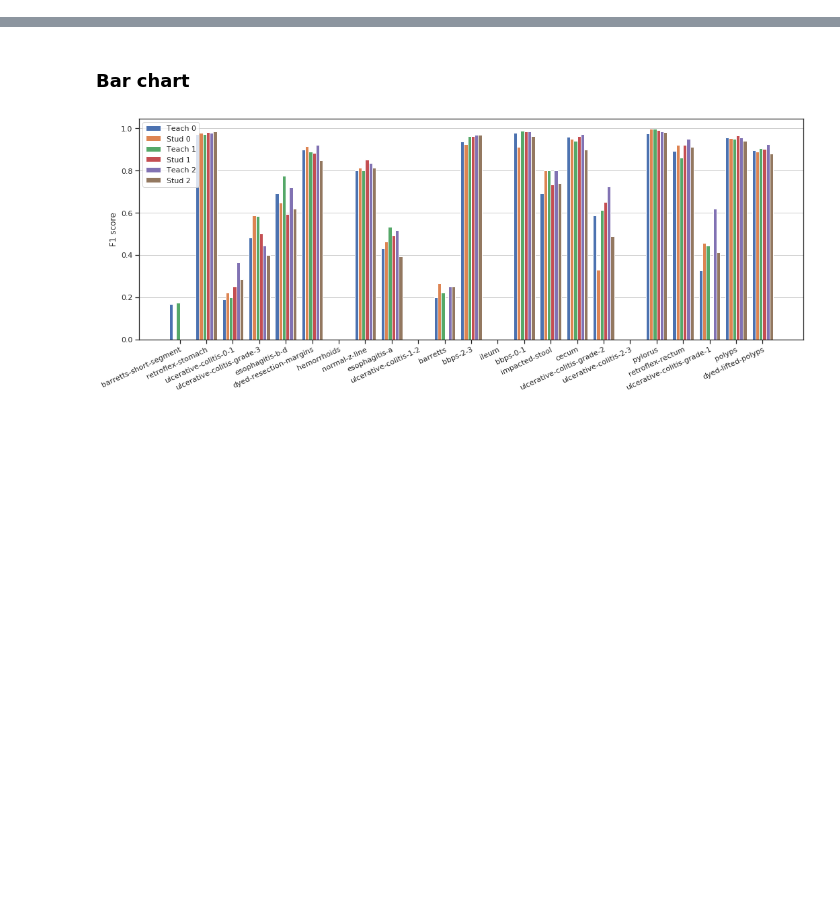
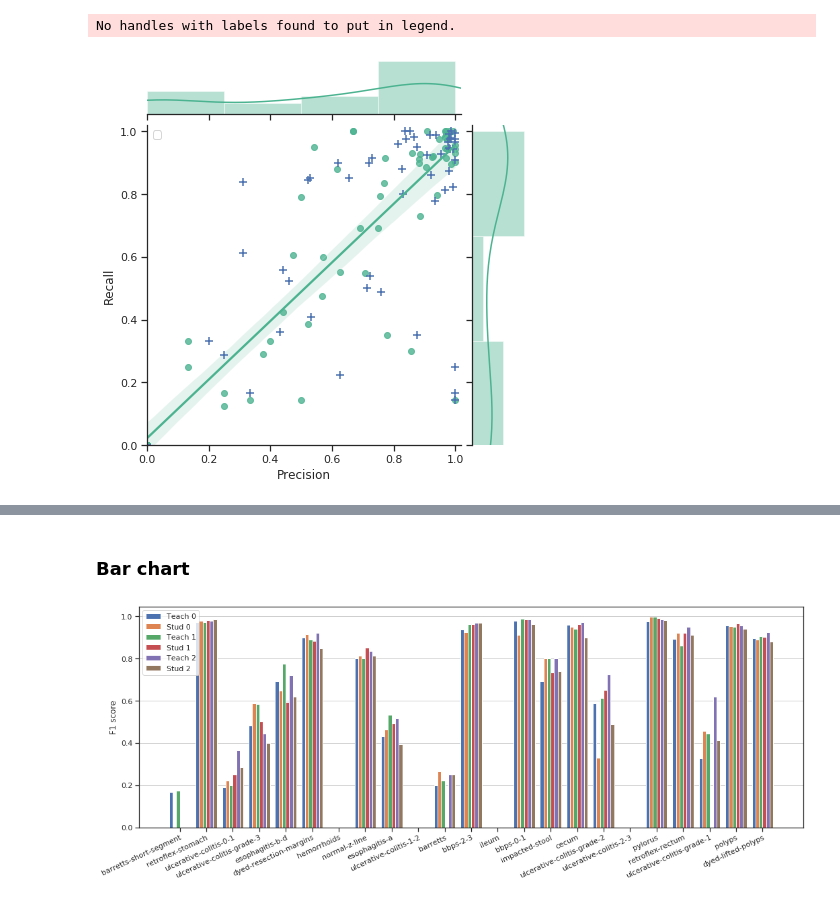
Before and after one commit to henriklg/teacher-student-framework, a Jupyter notebook: code/generate_figures/plot_classification_report.ipynb, the cells around one changed output, grey strips where cells are left out. Drawn from its saved outputs; the diff is of its cells as text; code cells hidden in the pictures; blank space fills up the shorter version.

```diff
--- a/code/generate_figures/plot_classification_report.ipynb
+++ b/code/generate_figures/plot_classification_report.ipynb
@@ -58,0 +110,13 @@ plt.savefig("precision_recall.pdf", format="pdf")
+# %%
+sns.set(style="ticks")
+
+ax = sns.jointplot(tprec, trec, height=6, kind="reg", color="#4CB391", xlim=(0,1.02), ylim=(0,1.02) );
+ax.x = sprec
+ax.y = srec
+ax.plot_joint(plt.scatter, c="b", s=50, linewidth=1.5, marker="+")
+ax = (ax.set_axis_labels("Precision", "Recall"))
+
+plt.savefig("precision_recall.pdf", format="pdf")
+# %% [output]
+No handles with labels found to put in legend.
+[figure, added]
```
Also changed, not shown: parts of 15 cells of this notebook, 2 other files.
